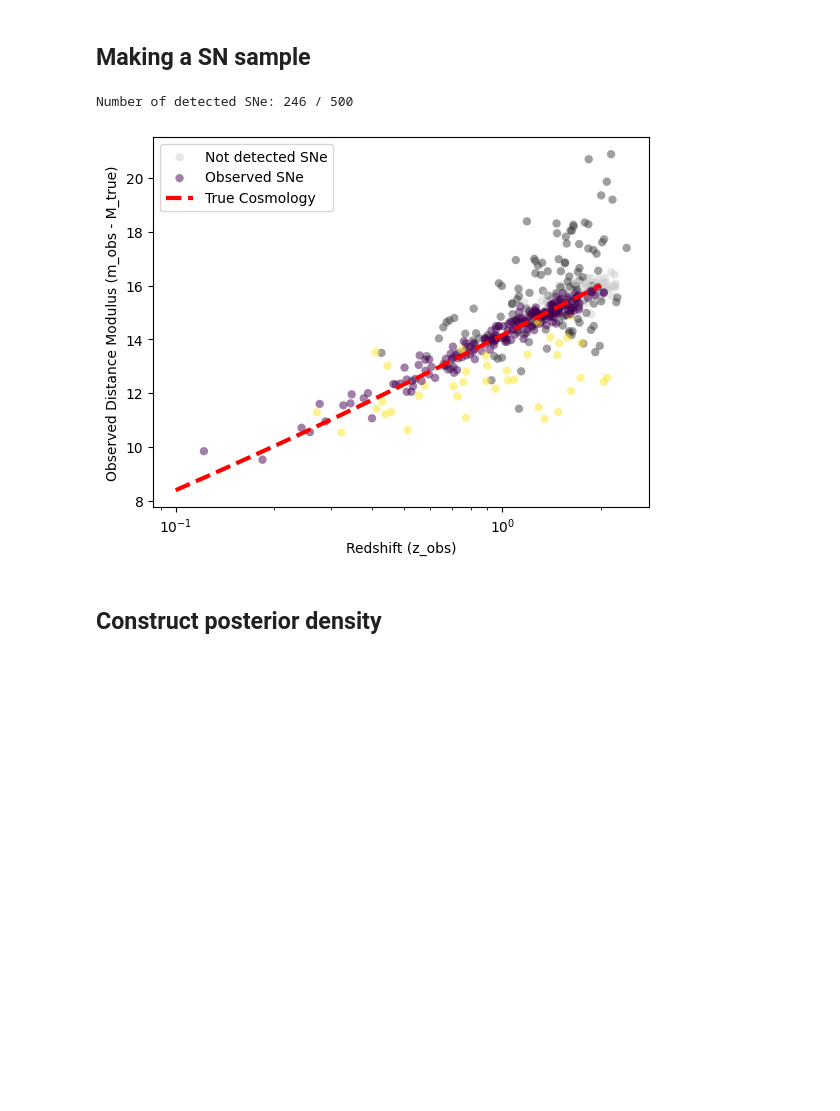
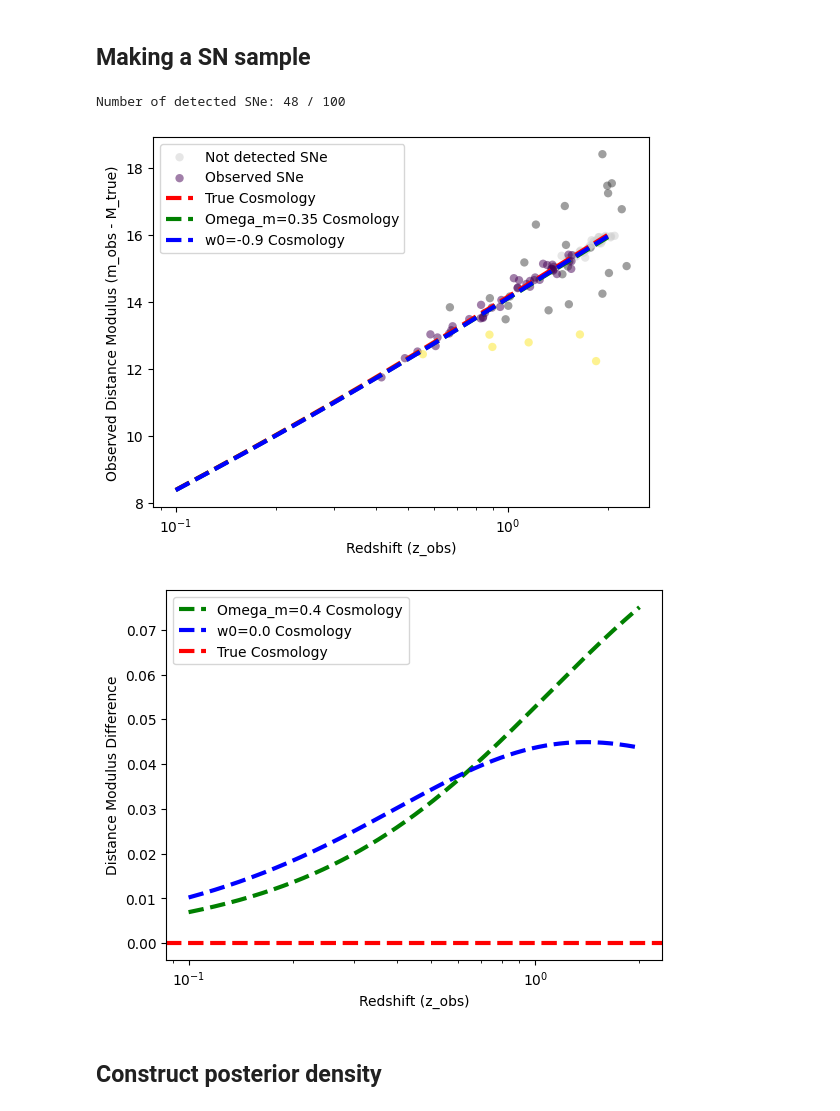
Before and after one commit to ConnorStoneAstro/cosmographi, a Jupyter notebook: docs/zmMcosmology.ipynb, the cells around one changed output. Saved outputs shown, nothing was run; the diff lists cells and outputs as text; code cells hidden in the pictures; blank space fills up the shorter version.

```diff
--- a/docs/zmMcosmology.ipynb
+++ b/docs/zmMcosmology.ipynb
@@ -99,37 +100,72 @@ detected = jnp.where(
 print(f"Number of detected SNe: {jnp.sum(detected)} / {n_samples}")
 plt.scatter(
     z_obs[~detected],
     m_obs[~detected] - M[~detected],
     c=plt.get_cmap("Greys")(0.5 * t[~detected] + 0.3),
     alpha=0.5,
     label="Not detected SNe",
     linewidth=0,
 )
 plt.scatter(
     z_obs[detected],
     m_obs[detected] - M[detected],
     c=t[detected],
     cmap="viridis",
     alpha=0.5,
     label="Observed SNe",
     linewidth=0,
 )
-z_line = jnp.linspace(0.1, 2, 1000)
+z_line = jnp.linspace(0.1, z_max, 1000)
+mu_base = 5 * jnp.log10(jax.vmap(cosmology.luminosity_distance)(z_line)) - 5
 plt.plot(
     z_line,
-    5 * jnp.log10(jax.vmap(cosmology.luminosity_distance)(z_line)) - 5,
+    mu_base,
     "r--",
     label="True Cosmology",
     linewidth=3,
 )
+cosmology.Omega_m.to_dynamic()
+mu_omegam = (
+    5 * jnp.log10(jax.vmap(cosmology.luminosity_distance, in_axes=(0, None))(z_line, [0.35])) - 5
+)
+plt.plot(
+    z_line,
+    mu_omegam,
+    "g--",
+    label="Omega_m=0.35 Cosmology",
+    linewidth=3,
+)
+cosmology.Omega_m.to_static()
+cosmology.w0.to_dynamic()
+mu_w0 = (
+    5 * jnp.log10(jax.vmap(cosmology.luminosity_distance, in_axes=(0, None))(z_line, [-0.9])) - 5
+)
+plt.plot(
+    z_line,
+    mu_w0,
+    "b--",
+    label="w0=-0.9 Cosmology",
+    linewidth=3,
+)
+cosmology.w0.to_static()
 plt.xlabel("Redshift (z_obs)")
 plt.xscale("log")
 plt.ylabel("Observed Distance Modulus (m_obs - M_true)")
 plt.legend()
 plt.show()
+
+plt.plot(z_line, mu_base - mu_omegam, "g--", label="Omega_m=0.4 Cosmology", linewidth=3)
+plt.plot(z_line, mu_base - mu_w0, "b--", label="w0=0.0 Cosmology", linewidth=3)
+plt.axhline(0, color="r", linestyle="--", label="True Cosmology", linewidth=3)
+plt.xlabel("Redshift (z_obs)")
+plt.xscale("log")
+plt.ylabel("Distance Modulus Difference")
+plt.legend()
+plt.show()
 # %% [output]
-Number of detected SNe: 246 / 500
+Number of detected SNe: 48 / 100
-[figure, old version]
+[figure, new version]
+[figure, added]
 # %% [markdown]
 ## Construct posterior density
 # %%
```
Also changed, not shown: parts of 11 cells of this notebook, 5 other files.
